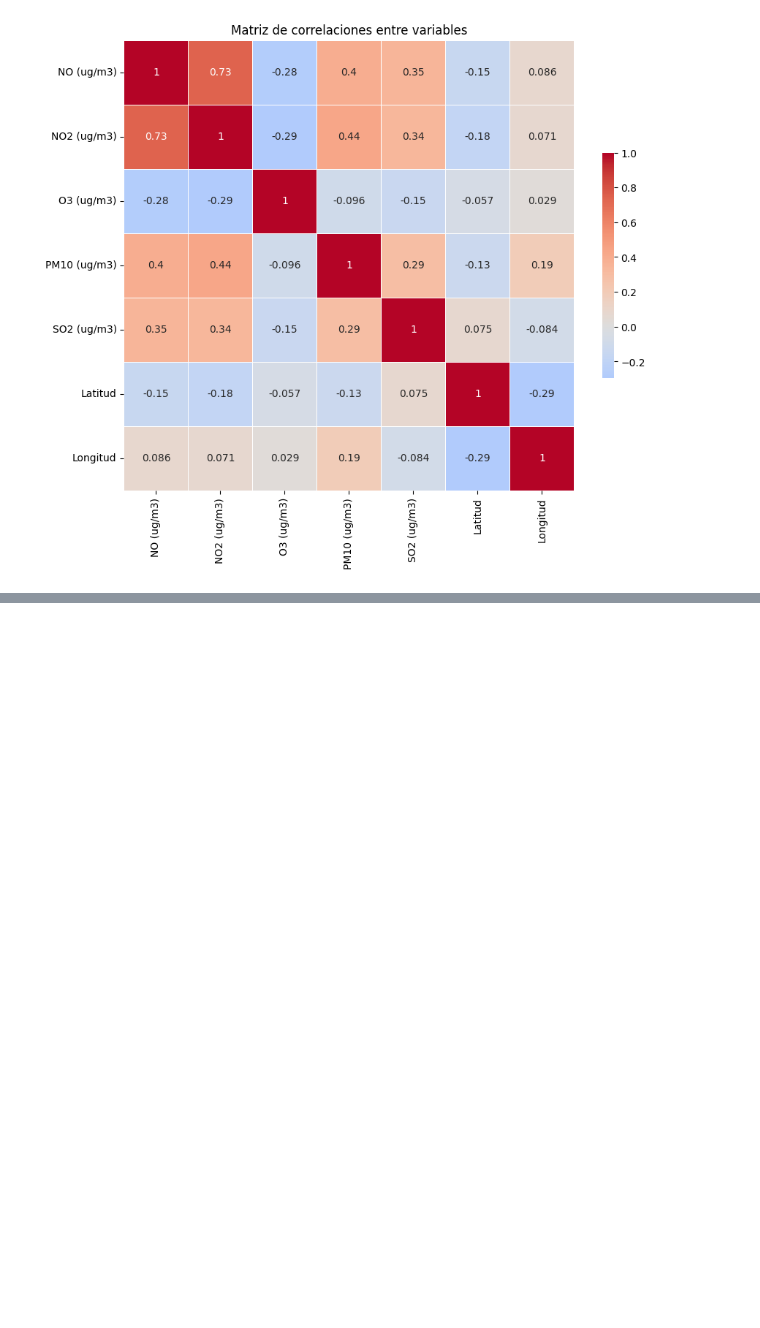
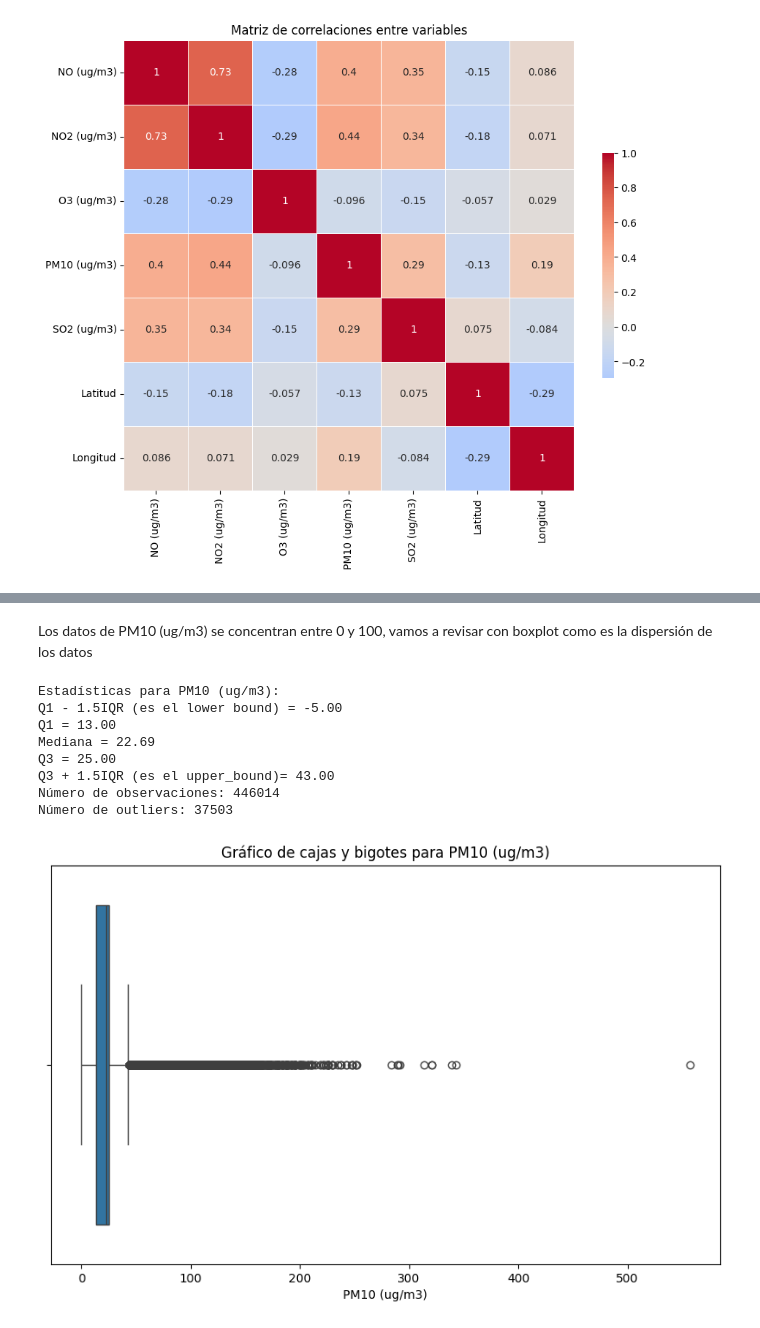
Before and after one commit to RuthCMoreno/Diplomado_IA, a Jupyter notebook: Tarea_Guia_EDA_Python.ipynb, the cells around one changed output, grey strips where cells are left out. Saved outputs shown, nothing was run; the diff lists cells and outputs as text; code cells hidden in the pictures; blank space fills up the shorter version.

```diff
--- a/Tarea_Guia_EDA_Python.ipynb
+++ b/Tarea_Guia_EDA_Python.ipynb
@@ -435,0 +487,34 @@ Improve your data and profiling with ydata-sdk, featuring data quality scoring,
+# %% [markdown]
+Los datos de PM10 (ug/m3) se concentran entre 0 y 100, vamos a revisar con boxplot como es la dispersión de los datos
+# %%
+Q1 = calidad_aire['PM10 (ug/m3)'].quantile(0.25)
+Q3 = calidad_aire['PM10 (ug/m3)'].quantile(0.75)
+IQR = Q3 - Q1
+lower_bound = Q1 - 1.5 * IQR
+upper_bound = Q3 + 1.5 * IQR
+
+print(f"Estadísticas para PM10 (ug/m3):")
+print(f"Q1 - 1.5IQR (es el lower bound) = {lower_bound:.2f}")
+print(f"Q1 = {Q1:.2f}")
+print(f"Mediana = {calidad_aire['PM10 (ug/m3)'].median():.2f}")
+print(f"Q3 = {Q3:.2f}")
+print(f"Q3 + 1.5IQR (es el upper_bound)= {upper_bound:.2f}")
+print(f"Número de observaciones: {len(calidad_aire['PM10 (ug/m3)'])}")
+print(f"Número de outliers: {sum((calidad_aire['PM10 (ug/m3)'] < lower_bound) | (calidad_aire['PM10 (ug/m3)'] > upper_bound))}")
+
+# Construcción del gráfico de cajas y bigotes
+plt.figure(figsize=(10, 6))
+sns.boxplot(x=calidad_aire['PM10 (ug/m3)'])
+plt.title('Gráfico de cajas y bigotes para PM10 (ug/m3)')
+plt.xlabel('PM10 (ug/m3)')
+plt.show()
+# %% [output]
+Estadísticas para PM10 (ug/m3):
+Q1 - 1.5IQR (es el lower bound) = -5.00
+Q1 = 13.00
+Mediana = 22.69
+Q3 = 25.00
+Q3 + 1.5IQR (es el upper_bound)= 43.00
+Número de observaciones: 446014
+Número de outliers: 37503
+[figure, added]
```
Also changed, not shown: parts of 15 cells of this notebook.
